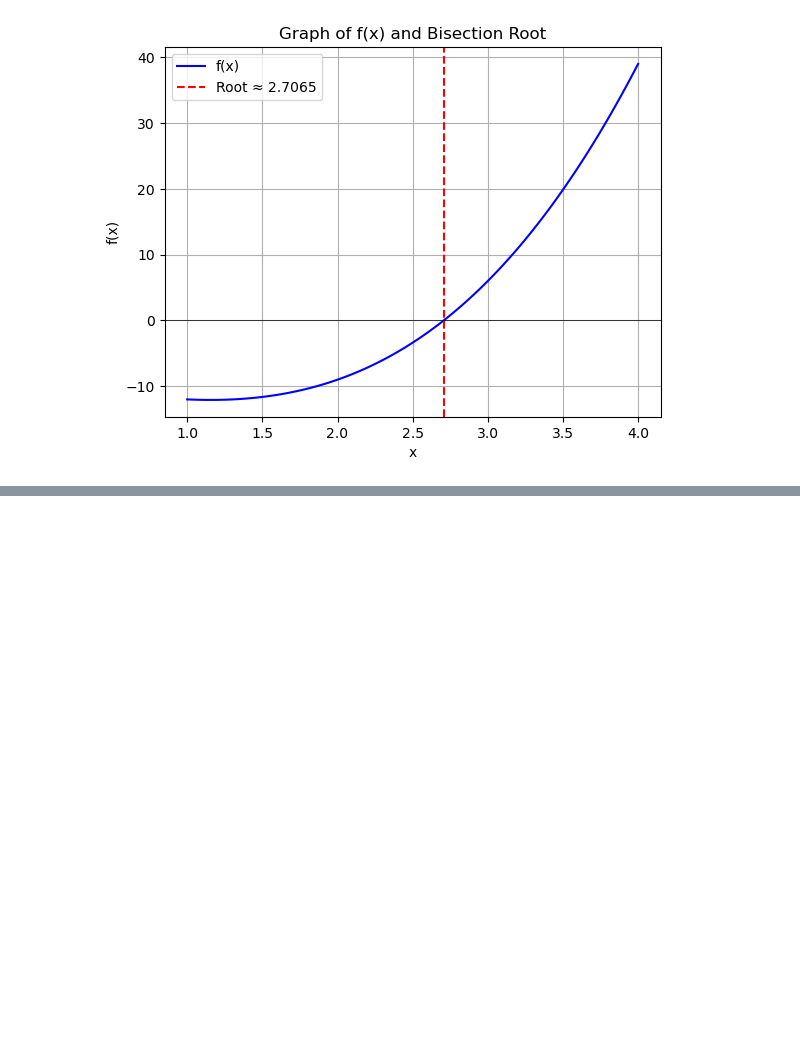
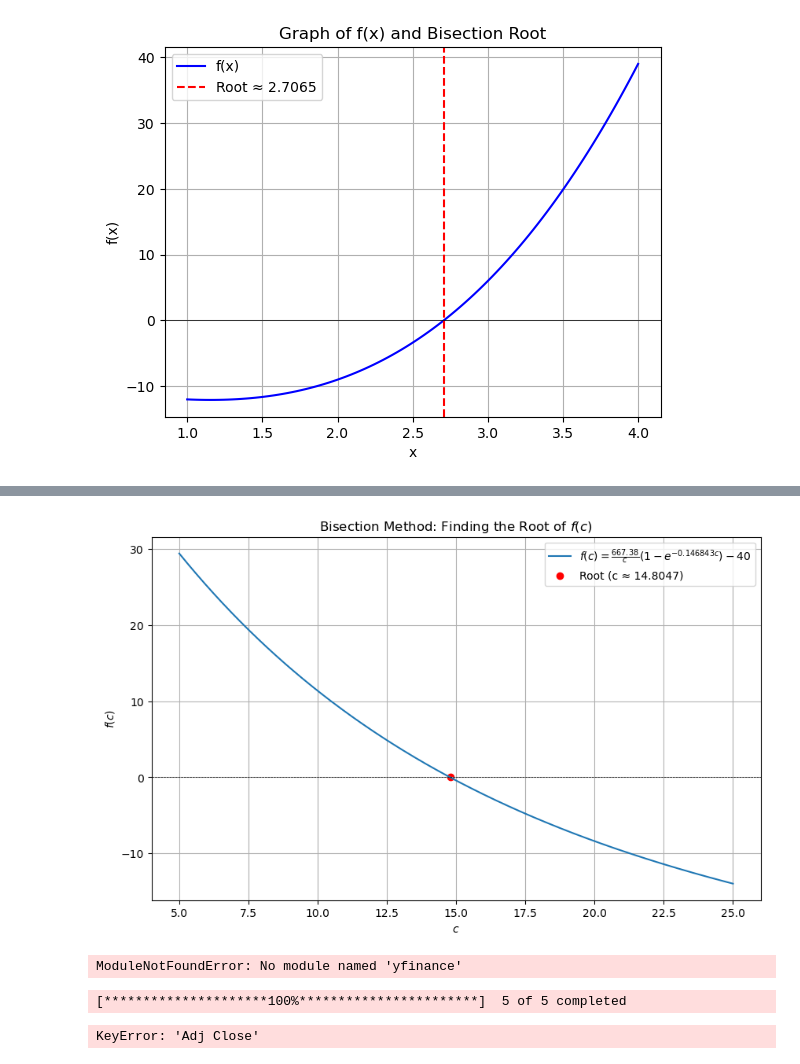
Before and after one commit to Jihadul-Islam1/Machine-Learning, a Jupyter notebook: Machine learning/Function/4.2-examplesfunctions.ipynb, the cells around one changed output, grey strips where cells are left out. Saved outputs shown, nothing was run; the diff lists cells and outputs as text; code cells hidden in the pictures; blank space fills up the shorter version.

```diff
--- a/Machine learning/Function/4.2-examplesfunctions.ipynb
+++ b/Machine learning/Function/4.2-examplesfunctions.ipynb
@@ -497,0 +721,43 @@ Iter     a               b               c               f(c)
+# %%
+import numpy as np
+import matplotlib.pyplot as plt
+
+# Define the function
+def f(c):
+    return (667.38 / c) * (1 - np.exp(-0.146843 * c)) - 40
+
+# Generate x values for plotting
+c_vals = np.linspace(5, 25, 500)
+f_vals = f(c_vals)
+
+# Get the root from the Bisection Method (from previous code)
+root = results[-1][3]  # Last computed 'c' value
+
+# Plot the function and the root
+plt.figure(figsize=(10, 6))
+plt.plot(c_vals, f_vals, label=r"$f(c) = \frac{667.38}{c}(1 - e^{-0.146843c}) - 40$")
+plt.axhline(0, color='black', linewidth=0.5, linestyle='--')
+plt.scatter(root, 0, color='red', label=f"Root (c ≈ {root:.4f})")
+plt.xlabel("$c$")
+plt.ylabel("$f(c)$")
+plt.title("Bisection Method: Finding the Root of $f(c)$")
+plt.legend()
+plt.grid(True)
+plt.show()
+# %% [output]
+[figure, added]
+# %%
+import yfinance as yf
+
+# ৫টি কোম্পানির নাম (Ticker symbols)
+tickers = ['AAPL', 'GOOGL', 'MSFT', 'AMZN', 'TSLA']
+
+# ২০২০ থেকে ২০২৩ সাল পর্যন্ত প্রতিদিনের Adjusted Closing Price ডাউনলোড করো
+
+
+data = yf.download(tickers, start="2020-01-01", end="2023-01-01")['Adj Close']
+
+# ডেটা দেখতে
+print(data.head())
+# %% [output]
+ModuleNotFoundError: No module named 'yfinance'
@@ -497,0 +766,17 @@ Iter     a               b               c               f(c)
+# %%
+import yfinance as yf
+
+# ৫টি কোম্পানির নাম (Ticker symbols)
+tickers = ['AAPL', 'GOOGL', 'MSFT', 'AMZN', 'TSLA']
+
+# ডেটা ডাউনলোড করো
+data = yf.download(tickers, start="2020-01-01", end="2023-01-01")
+
+# শুধু Adjusted Close price আলাদা করো
+adj_close = data['Adj Close']
+
+# ডেটা দেখাও
+print(adj_close.head())
+# %% [output]
+[*********************100%***********************]  5 of 5 completed
+KeyError: 'Adj Close'
```
Also changed, not shown: parts of 23 cells of this notebook, 4 other files.
